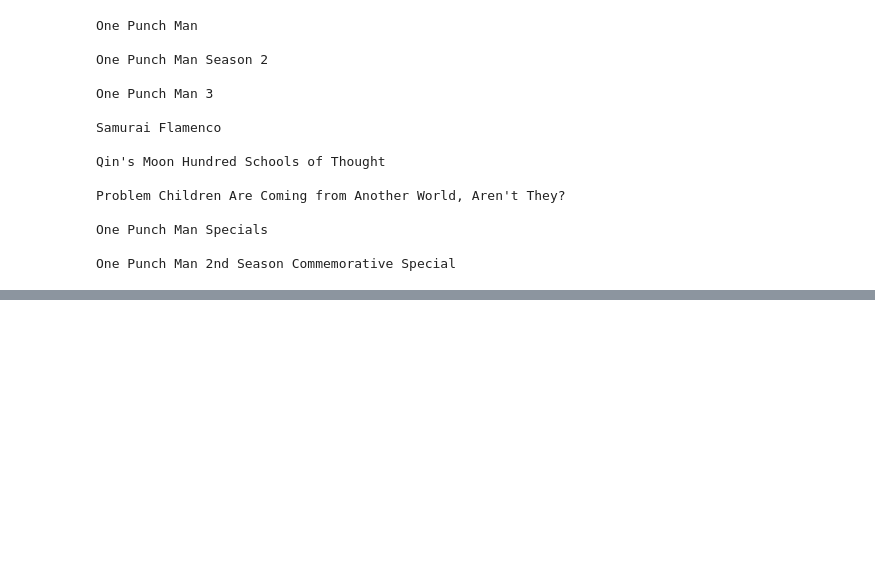
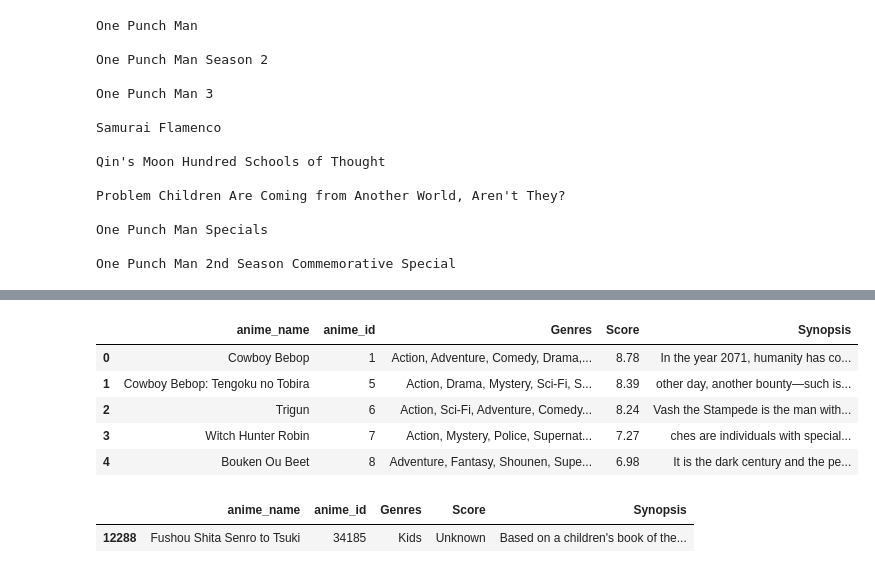
Before and after one commit to 68freeworld/Anime-Recommendation-Model, a Jupyter notebook: anime.ipynb, the cells around one changed output, grey strips where cells are left out. Cells and saved outputs as stored; diff of their text form; code cells hidden in the pictures; blank space fills up the shorter version.

```diff
--- a/anime.ipynb
+++ b/anime.ipynb
@@ -578,0 +593,2 @@ One Punch Man 2nd Season Commemorative Special
+# %%
+df=pd.read_csv("anime_meta.csv")
@@ -578,0 +597,14 @@ One Punch Man 2nd Season Commemorative Special
+# %%
+df.head()
+# %% [output]
+|  | anime_name | anime_id | Genres | Score | Synopsis |
+| 0 | Cowboy Bebop | 1 | Action, Adventure, Comedy, Drama,... | 8.78 | In the year 2071, humanity has co... |
+| 1 | Cowboy Bebop: Tengoku no Tobira | 5 | Action, Drama, Mystery, Sci-Fi, S... | 8.39 | other day, another bounty—such is... |
+| 2 | Trigun | 6 | Action, Sci-Fi, Adventure, Comedy... | 8.24 | Vash the Stampede is the man with... |
+| 3 | Witch Hunter Robin | 7 | Action, Mystery, Police, Supernat... | 7.27 | ches are individuals with special... |
+| 4 | Bouken Ou Beet | 8 | Adventure, Fantasy, Shounen, Supe... | 6.98 | It is the dark century and the pe... |
+# %%
+df.loc[df["anime_id"] == 34185]
+# %% [output]
+|  | anime_name | anime_id | Genres | Score | Synopsis |
+| 12288 | Fushou Shita Senro to Tsuki | 34185 | Kids | Unknown | Based on a children's book of the... |
```
Also changed, not shown: parts of 11 cells of this notebook, 1 other file.
